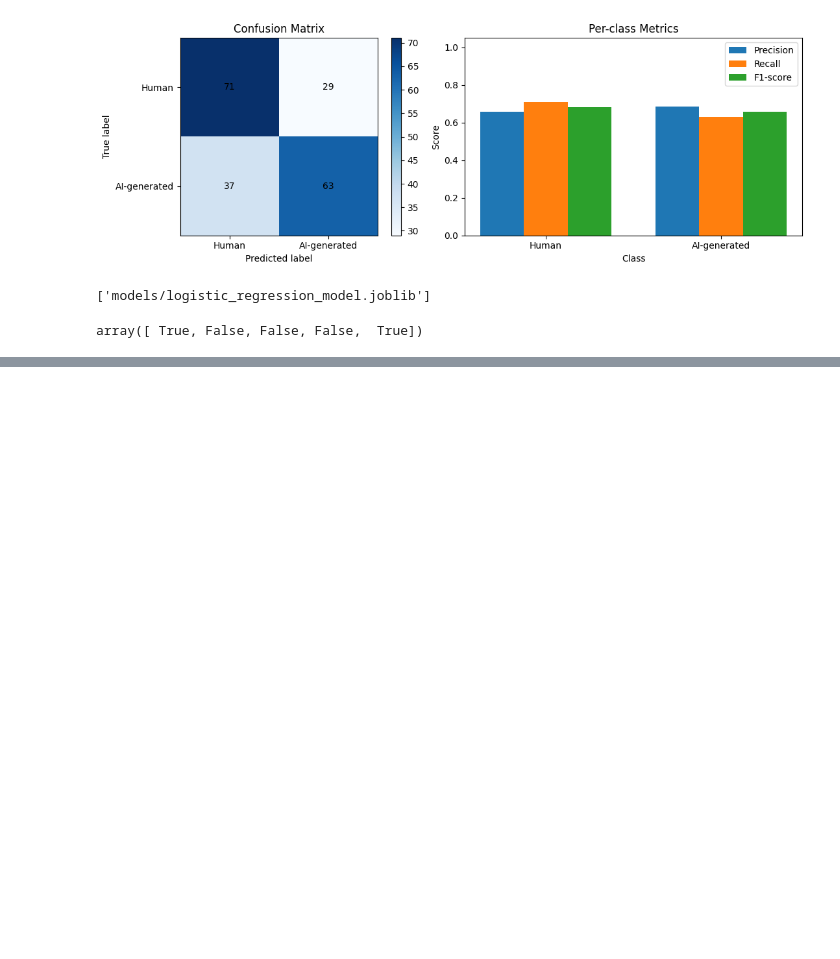
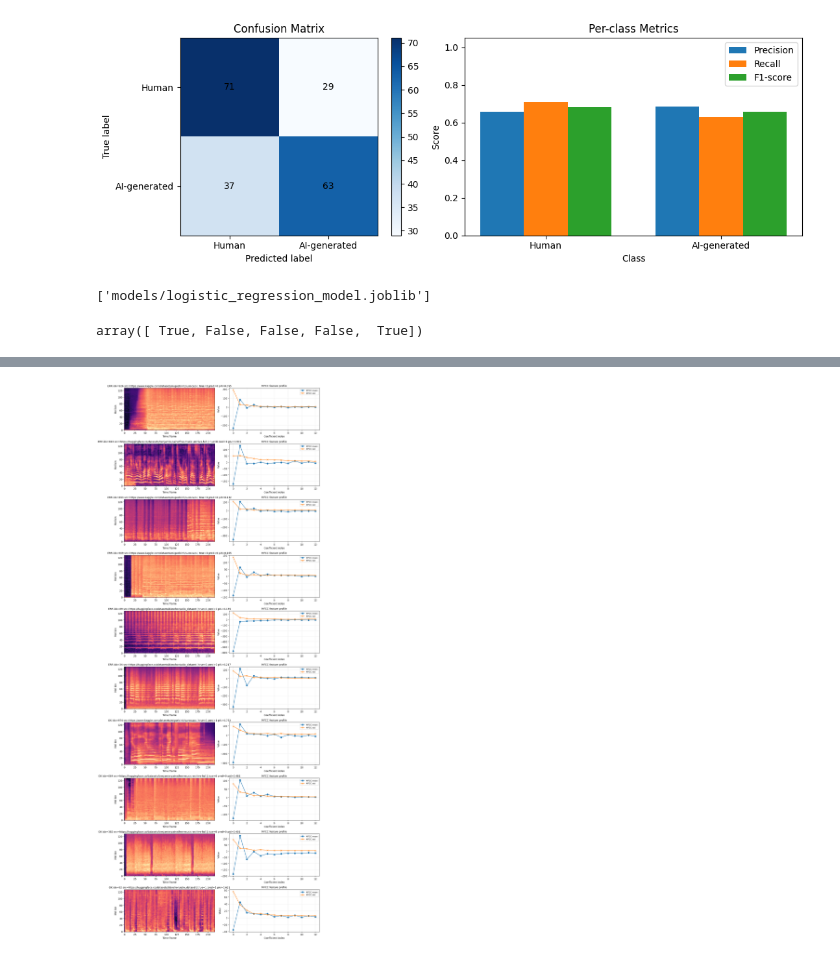
Before and after one commit to lil-yc/aps360-project, a Jupyter notebook: baseline.ipynb, the cells around one changed output, grey strips where cells are left out. Drawn from its saved outputs; the diff is of its cells as text; code cells hidden in the pictures; blank space fills up the shorter version.

Commit message:
get qualitative results

```diff
--- a/baseline.ipynb
+++ b/baseline.ipynb
@@ -297,9 +297,12 @@ print("Feature shape:", X.shape)
 # %% [output]
 Feature shape: (1000, 26)
 # %%
-X_train, X_test, y_train, y_test = train_test_split(
+sample_indices = np.arange(len(y))
+
+X_train, X_test, y_train, y_test, idx_train, idx_test = train_test_split(
     X,
     y,
+    sample_indices,
     test_size=0.2,
     stratify=y,
     random_state=RANDOM_SEED
@@ -319,7 +322,8 @@ for epoch in range(TRAINING_EPOCHS):
     y_train_proba = model.predict_proba(X_train)
     train_loss = log_loss(y_train, y_train_proba, labels=model.classes_)
     train_losses.append(train_loss)
-    print(f"Epoch {epoch + 1}/{TRAINING_EPOCHS} — loss: {train_loss:.4f}")
+    print(f"Epoch {epoch + 1}/{TRAINING_EPOCHS} - loss: {train_loss:.4f}")
 
-y_pred = model.predict(X_test)
+y_proba = model.predict_proba(X_test)[:, 1]
+y_pred = (y_proba >= 0.5).astype(int)
 # %% [output]
@@ -427,0 +503,70 @@ array([ True, False, False, False,  True])
+# %%
+def baseline_plot_case_gallery(subset_dataset, results, n_errors=6, n_correct=4, seed=RANDOM_SEED):
+    rng = np.random.default_rng(seed)
+
+    errors = [r for r in results if r["correct"] == 0]
+    correct = [r for r in results if r["correct"] == 1]
+
+    errors = sorted(errors, key=lambda r: r["confidence"], reverse=True)[:n_errors]
+    if len(correct) > n_correct:
+        correct = list(rng.choice(correct, size=n_correct, replace=False))
+
+    show_items = errors + correct
+    if not show_items:
+        print("No items to display.")
+        return
+
+    ncols = 2
+    nrows = len(show_items)
+    fig, axes = plt.subplots(nrows, ncols, figsize=(12, 3.2 * nrows))
+    if nrows == 1:
+        axes = np.array([axes])
+
+    mel_vis = torchaudio.transforms.MelSpectrogram(
+        sample_rate=SAMPLE_RATE,
+        n_fft=2048,
+        hop_length=512,
+        n_mels=128,
+    )
+    db_vis = torchaudio.transforms.AmplitudeToDB()
+
+    for row, item in enumerate(show_items):
+        sample_idx = item["sample_idx"]
+        example = subset_dataset[sample_idx]
+
+        waveform, sr = _load_waveform(example["audio"])
+        waveform = resample_audio(waveform, sr)
+        waveform = select_single_segment(waveform)
+        mel = db_vis(mel_vis(waveform)).squeeze(0).cpu().numpy()
+
+        feat = X_test[np.where(idx_test == sample_idx)[0][0]]
+        mfcc_mean = feat[:N_MFCC]
+        mfcc_std = feat[N_MFCC:]
+
+        ax0 = axes[row, 0]
+        ax0.imshow(mel, aspect="auto", origin="lower", interpolation="nearest", cmap="magma")
+        title_prefix = "ERR" if item["correct"] == 0 else "OK"
+        ax0.set_title(
+            f"{title_prefix} idx={sample_idx} src={item['source']} | true={item['true']} pred={item['pred']} pAI={item['prob_ai']:.3f}",
+            fontsize=10,
+        )
+        ax0.set_xlabel("Time frame")
+        ax0.set_ylabel("Mel bin")
+
+        ax1 = axes[row, 1]
+        bins = np.arange(N_MFCC)
+        ax1.plot(bins, mfcc_mean, marker="o", label="MFCC mean")
+        ax1.plot(bins, mfcc_std, marker="x", label="MFCC std")
+        ax1.set_title("MFCC feature profile", fontsize=10)
+        ax1.set_xlabel("Coefficient index")
+        ax1.set_ylabel("Value")
+        ax1.grid(True, alpha=0.25)
+        ax1.legend(loc="upper right", fontsize=8)
+
+    plt.tight_layout()
+    plt.show()
+
+
+baseline_plot_case_gallery(subset, baseline_results, n_errors=6, n_correct=4)
+# %% [output]
+[figure, added]
```
Also changed, not shown: parts of 4 cells of this notebook, 1 other file.
